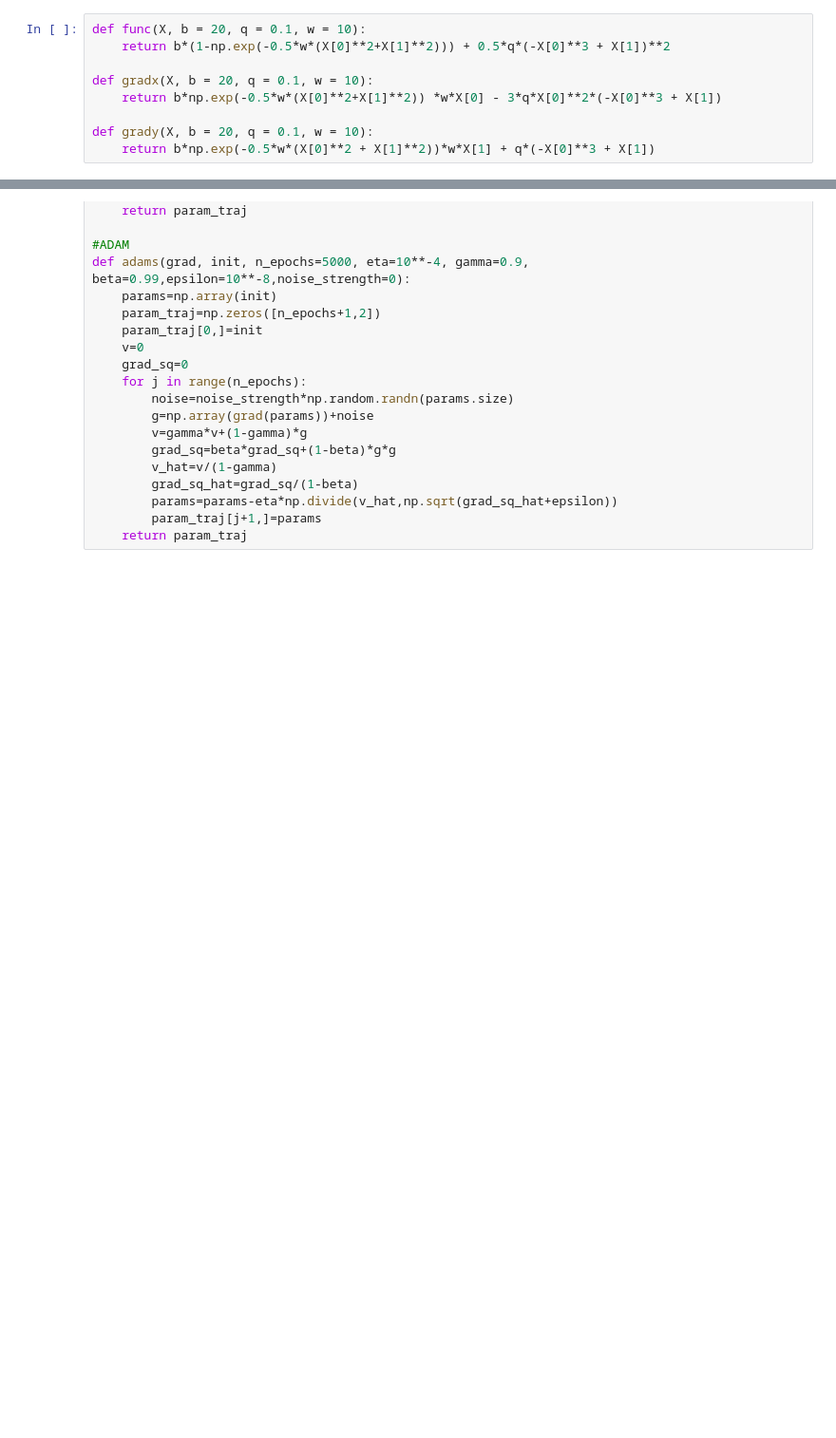
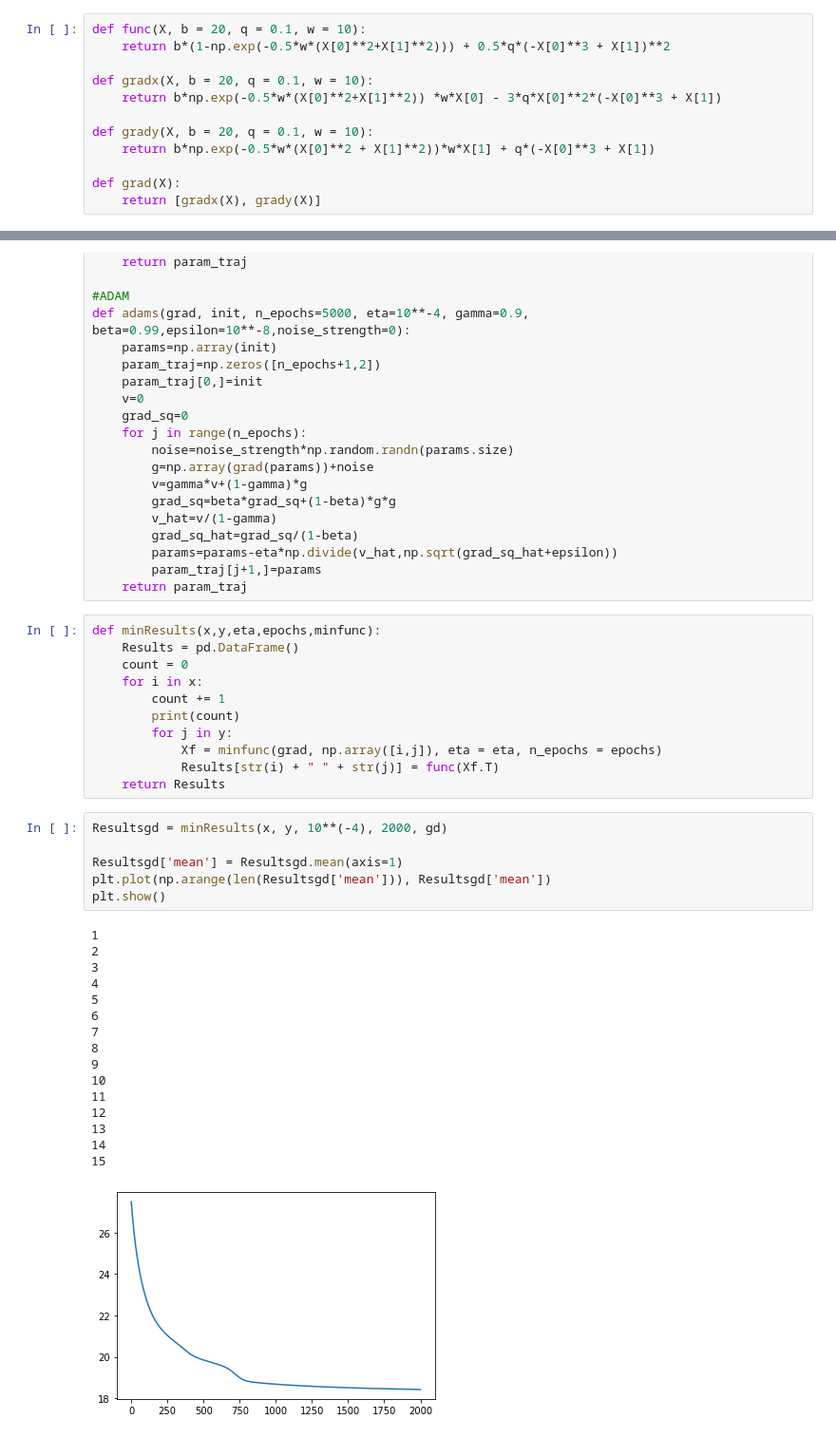
Before and after one commit to LorenzoBuriola/LoCP_moduleB, a Jupyter notebook: Ex_week01.ipynb, the cells around one changed output, grey strips where cells are left out. Shown at 95% size. Cells and saved outputs as stored; diff of their text form; blank space fills up the shorter version.

```diff
--- a/Ex_week01.ipynb
+++ b/Ex_week01.ipynb
@@ -10,3 +11,6 @@ def gradx(X, b = 20, q = 0.1, w = 10):
 
 def grady(X, b = 20, q = 0.1, w = 10):
     return b*np.exp(-0.5*w*(X[0]**2 + X[1]**2))*w*X[1] + q*(-X[0]**3 + X[1])
+
+def grad(X):
+    return [gradx(X), grady(X)]
@@ -94,3 +102,37 @@ def adams(grad, init, n_epochs=5000, eta=10**-4, gamma=0.9, beta=0.99,epsilon=10
         params=params-eta*np.divide(v_hat,np.sqrt(grad_sq_hat+epsilon))
         param_traj[j+1,]=params
     return param_traj
+# %%
+def minResults(x,y,eta,epochs,minfunc):
+    Results = pd.DataFrame()
+    count = 0
+    for i in x:
+        count += 1
+        print(count)
+        for j in y:
+            Xf = minfunc(grad, np.array([i,j]), eta = eta, n_epochs = epochs)
+            Results[str(i) + " " + str(j)] = func(Xf.T)
+    return Results
+# %%
+Resultsgd = minResults(x, y, 10**(-4), 2000, gd)
+
+Resultsgd['mean'] = Resultsgd.mean(axis=1)
+plt.plot(np.arange(len(Resultsgd['mean'])), Resultsgd['mean'])
+plt.show()
+# %% [output]
+1
+2
+3
+4
+5
+6
+7
+8
+9
+10
+11
+12
+13
+14
+15
+[figure, added]
```
Also changed, not shown: parts of 7 cells of this notebook.
